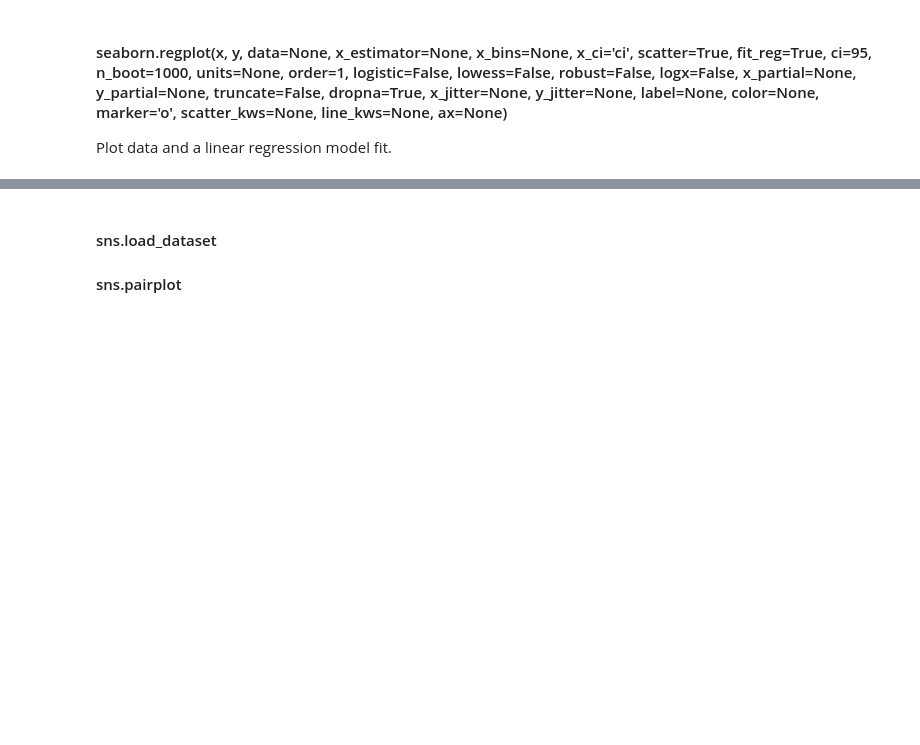
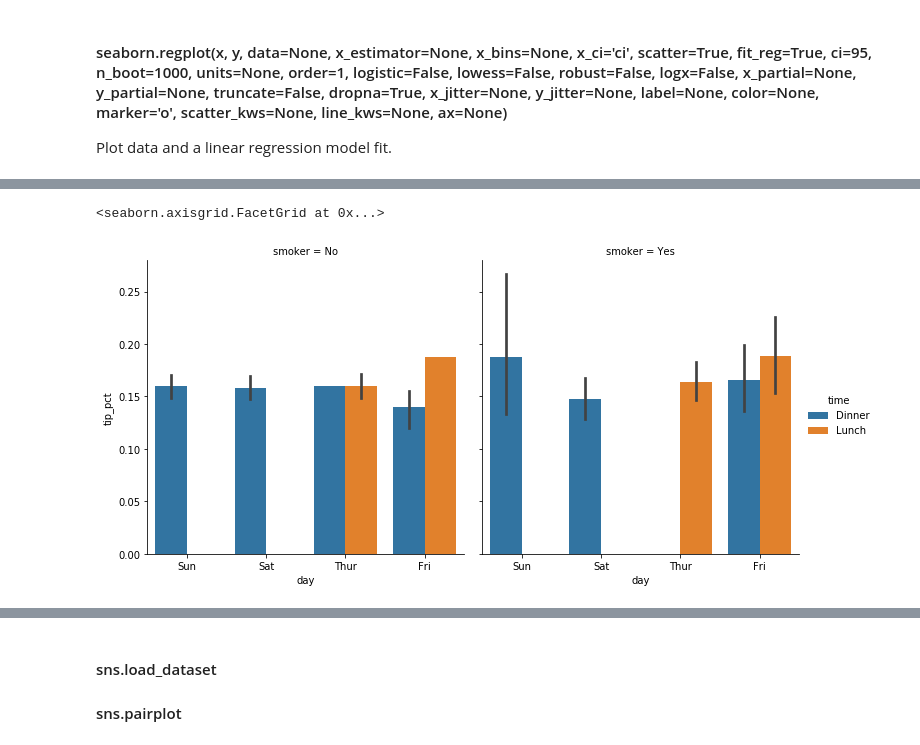
Before and after one commit to d823944/AI-FIP-Training, a Jupyter notebook: Python-for-Data-Analysis/chapter-09-C-Matplotlib-Seaborn.ipynb, the cells around one changed output, grey strips where cells are left out. Cells and saved outputs as stored; diff of their text form; code cells hidden in the pictures; blank space fills up the shorter version.

```diff
--- a/Python-for-Data-Analysis/chapter-09-C-Matplotlib-Seaborn.ipynb
+++ b/Python-for-Data-Analysis/chapter-09-C-Matplotlib-Seaborn.ipynb
@@ -29,3 +55,6 @@ sns.regplot(x, y)
 # %%
-sns.factorplot(x='day', y='tip_pct', hue='time', col='smoker', kind='bar', data=tips)
+sns.catplot(x='day', y='tip_pct', hue='time', col='smoker', kind='bar', data=tips)
+# %% [output]
+<seaborn.axisgrid.FacetGrid at 0x...>
+[figure, added]
 # %%
```
Also changed, not shown: parts of 14 cells of this notebook.
